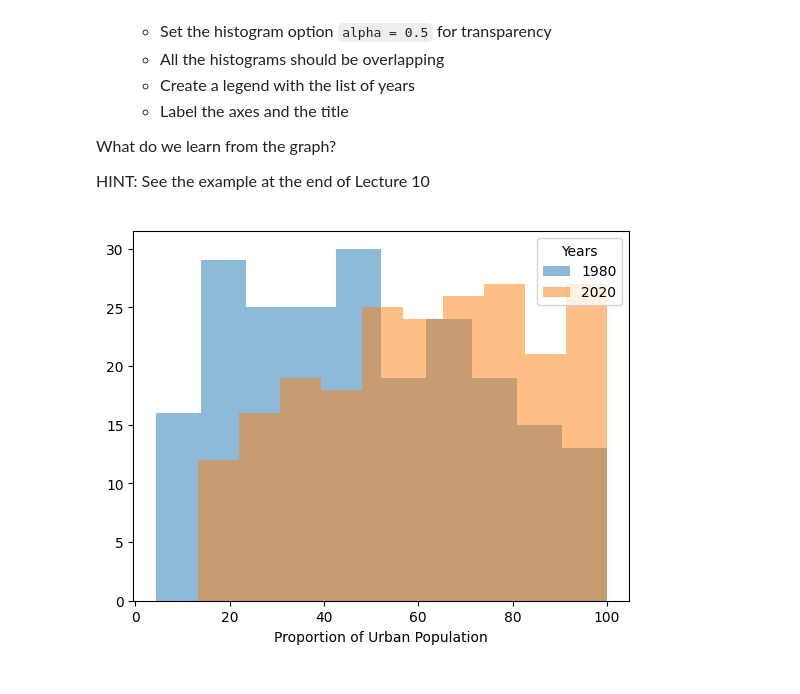
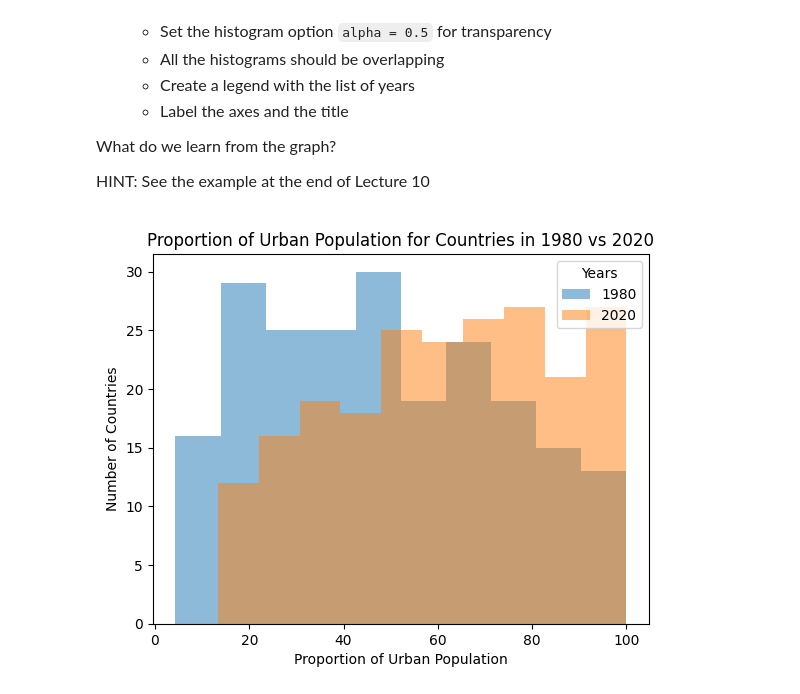
Before and after one commit to lilylwang/emoryqtm151-lily, a Jupyter notebook: Assignment 6/Assignment 6/Assignment 6.ipynb, the cells around one changed output. Drawn from its saved outputs; the diff is of its cells as text; code cells hidden in the pictures.

```diff
--- a/Assignment 6/Assignment 6/Assignment 6.ipynb
+++ b/Assignment 6/Assignment 6/Assignment 6.ipynb
@@ -169,14 +169,20 @@ HINT: See the example at the end of Lecture 10
 # %%
 # Write your own code here
 data_urban = pd.read_csv("data/wdi_urban.csv")
 
 list_years = pd.unique(data_urban["year"])
 for year in list_years:
     df = data_urban.query("year == @year")
     plt.hist(x=df["prop_urbanpopulation"], alpha = 0.5)
 
 plt.xlabel("Proportion of Urban Population")
+plt.ylabel("Number of Countries")
+plt.title("Proportion of Urban Population for Countries in 1980 vs 2020")
 plt.legend(labels = list_years, title="Years")
 plt.show()
+
+# From this graph we can compare the distribution of different proportions
+# of urban populations in countries across 40 years. Countries in 2020 shift
+# right, suggesting a higher urban population universally.
 # %% [output]
-[figure, old version]
+[figure, new version]
```
